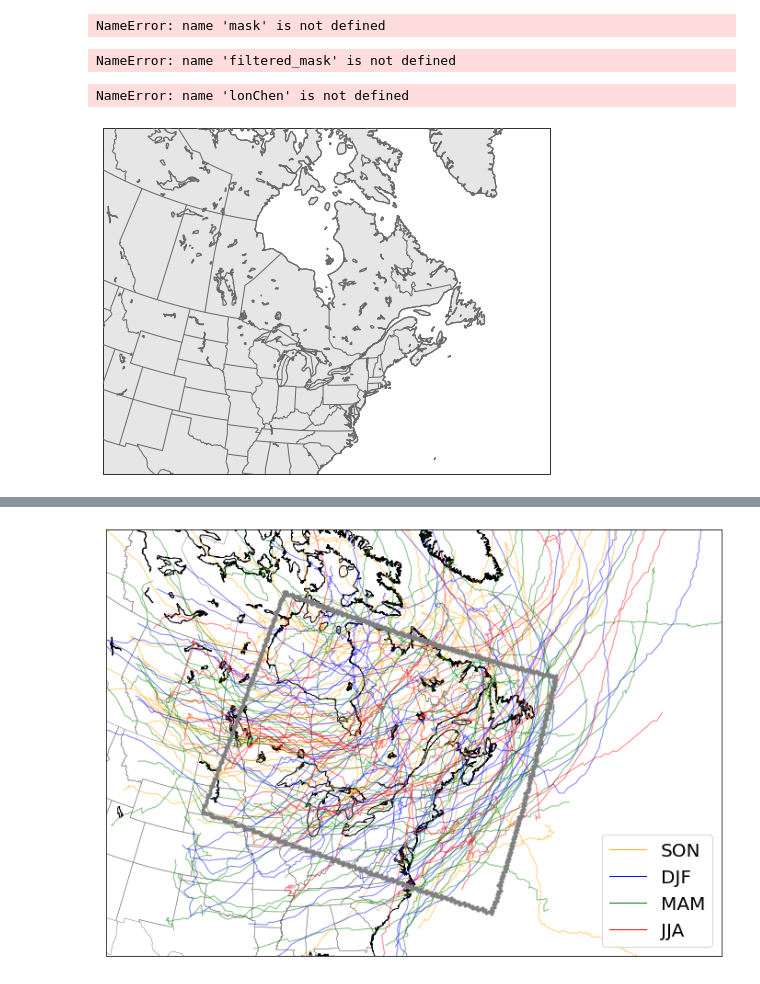
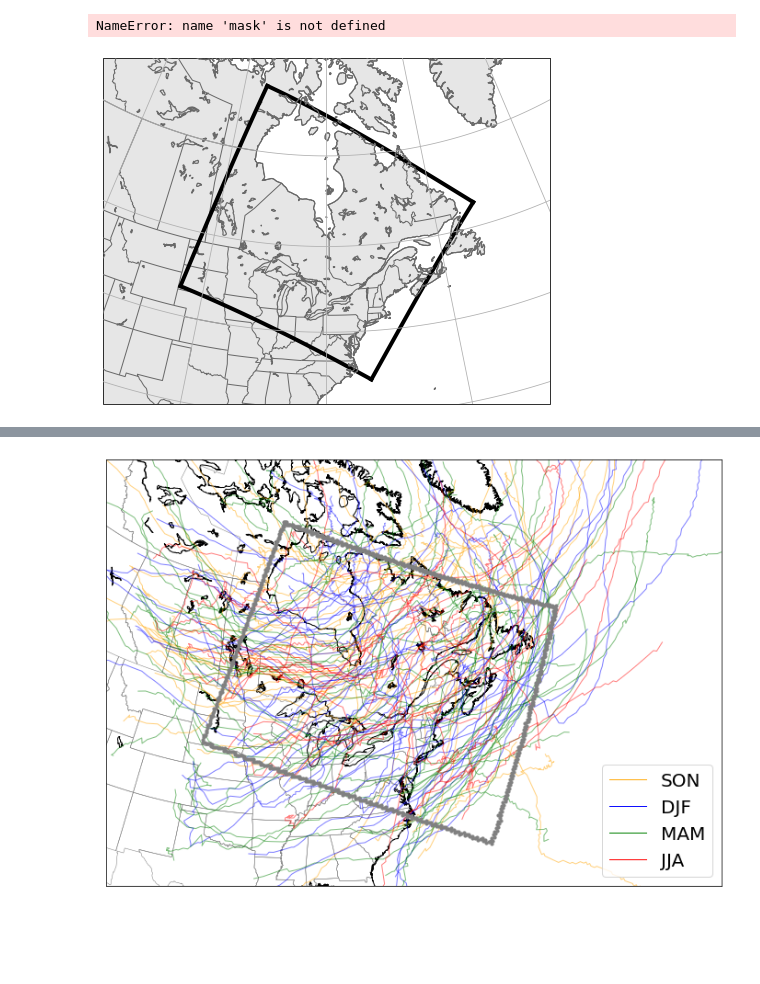
Before and after one commit to maxinecloutierg/ERA5_Storm_Track, a Jupyter notebook: jupyter/etc_maps.ipynb, the cells around one changed output, grey strips where cells are left out. Saved outputs shown, nothing was run; the diff lists cells and outputs as text; code cells hidden in the pictures; blank space fills up the shorter version.

```diff
--- a/jupyter/etc_maps.ipynb
+++ b/jupyter/etc_maps.ipynb
@@ -78,10 +78,8 @@ Dom = netCDF4.Dataset('/pampa/picart/Masks/mask_GEM5_ERA5grid', 'r')
 latChen = DomChen.variables['lat'][:,:]
 lonChen = DomChen.variables['lon'][:,:]
 
-latD = filtered_mask['lat'].tolist()
-lonD = filtered_mask['lon'].tolist()
+# latD = filtered_mask['lat'].tolist()
+# lonD = filtered_mask['lon'].tolist()
-# %% [output]
-NameError: name 'filtered_mask' is not defined
 # %%
 def lambert_map(extent=(-82, -75, 41, 46), cent_lon =-80,figsize=(14, 12), fig = None, ax = None):
 
@@ -120,35 +118,26 @@ def lambert_map(extent=(-82, -75, 41, 46), cent_lon =-80,figsize=(14, 12), fig =
 # %%
 import pandas as pd
 import cartopy.crs as ccrs
 import cartopy.feature as cfeature
 import numpy as np
 import matplotlib.pyplot as plt
 import matplotlib.colors as colors
 from matplotlib.path import Path
 import matplotlib.patches as patches
 
-def get_verts_new(categ_box):
-    verts = [(categ_box['west'], categ_box['south']),
-     (categ_box['west'], categ_box['north']),
-     (categ_box['east'], categ_box['north']),
-     (categ_box['east'], categ_box['south']),
-     (0., 0.)]
-    return verts
-
 fig, ax = lambert_map(extent=(-110, -50, 27.5, 67.3), figsize=(8,10))
 
 cf2=plt.plot(lonChen[0,:],latChen[0,:],c='black', lw=4,transform=ccrs.PlateCarree(),zorder=15)
 cf2=plt.plot(lonChen[:,0],latChen[:,0],c='black',lw=4,transform=ccrs.PlateCarree(),zorder=15)
 cf2=plt.plot(lonChen[-1,:],latChen[-1,:],c='black',lw=4,transform=ccrs.PlateCarree(),zorder=15)
 cf2=plt.plot(lonChen[:,-1],latChen[:,-1],c='black',lw=4,transform=ccrs.PlateCarree(),zorder=15)
 
-bnd=plt.plot(lonD, latD, zorder=15, transform=ccrs.PlateCarree(), s=2)
+#bnd=plt.plot(lonD, latD, zorder=15, transform=ccrs.PlateCarree(), s=2)
 
 ax.gridlines(zorder=21)
 
-plt.savefig('/pampa/cloutier/fig/comp_dom_chen_crcm6.png', dpi=300)
+#plt.savefig('/pampa/cloutier/fig/comp_dom_chen_crcm6.png', dpi=300)
 
 plt.show()
 # %% [output]
-NameError: name 'lonChen' is not defined
-[figure, old version]
+[figure, new version]
```
Also changed, not shown: parts of 3 cells of this notebook, 25 other files.
